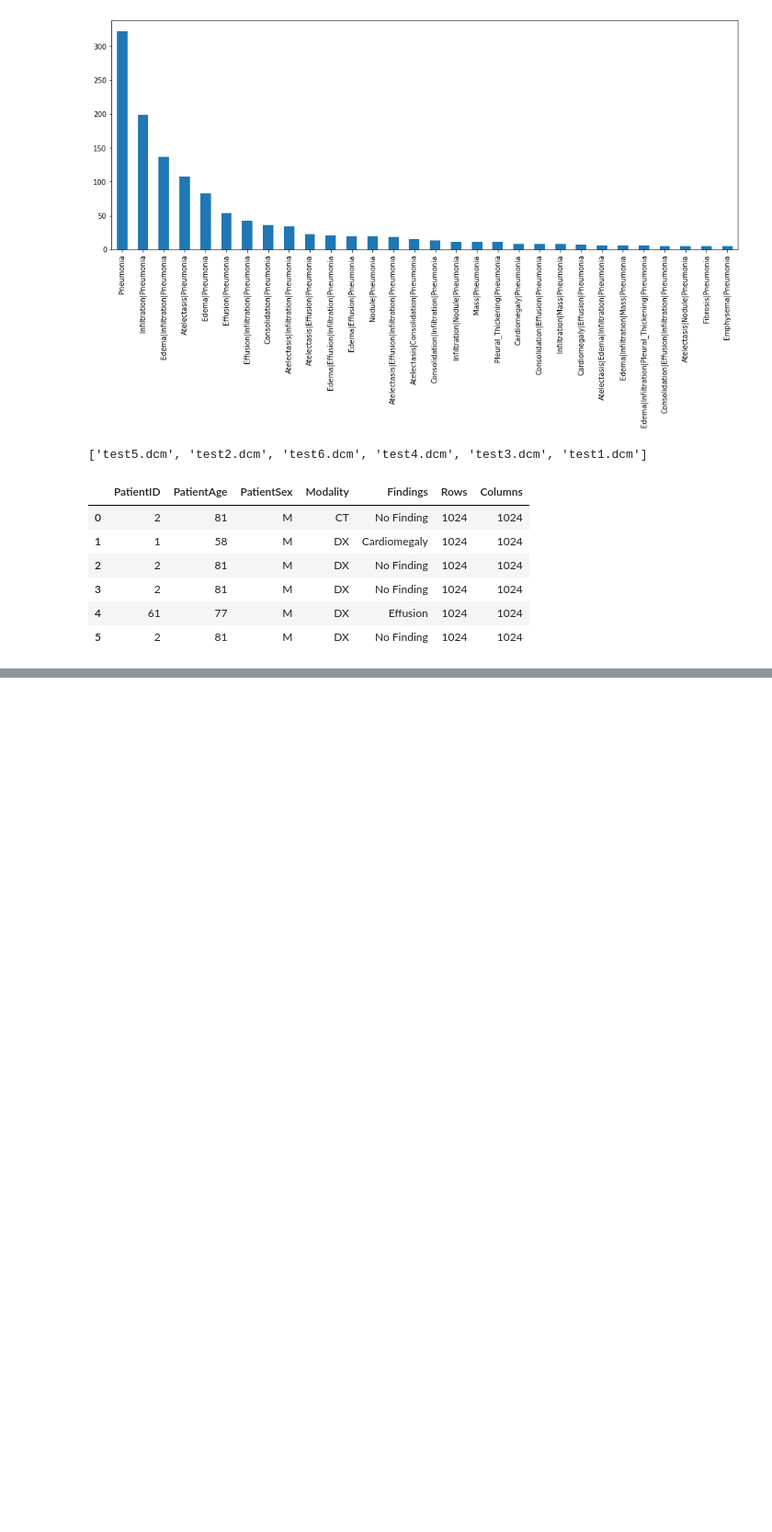
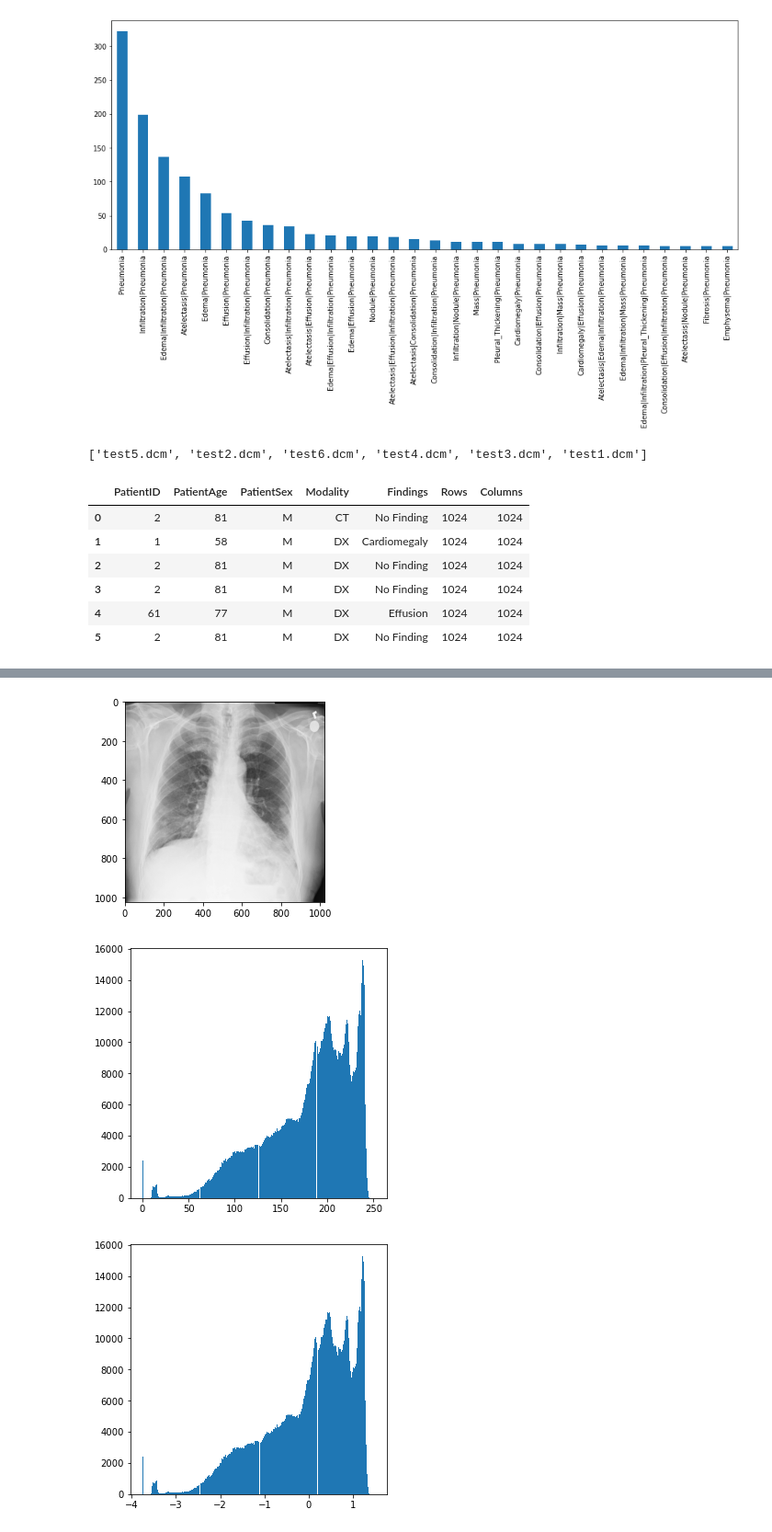
Before and after one commit to TRoboto/Udacity, a Jupyter notebook: AI for Healthcare Nanodegree/Project - Pneumonia Detection from Chest X-Rays/EDA.ipynb, the cells around one changed output, grey strips where cells are left out. Shown at 92% size. Drawn from its saved outputs; the diff is of its cells as text; code cells hidden in the pictures; blank space fills up the shorter version.

```diff
--- a/AI for Healthcare Nanodegree/Project - Pneumonia Detection from Chest X-Rays/EDA.ipynb
+++ b/AI for Healthcare Nanodegree/Project - Pneumonia Detection from Chest X-Rays/EDA.ipynb
@@ -177,3 +193,29 @@ mydata
 | 3 | 2 | 81 | M | DX | No Finding | 1024 | 1024 |
 | 4 | 61 | 77 | M | DX | Effusion | 1024 | 1024 |
 | 5 | 2 | 81 | M | DX | No Finding | 1024 | 1024 |
+# %%
+# Patient with "No Findings"
+# Using the imshow to show the image based on the pixel_array
+dcm_1 = pydicom.dcmread('test1.dcm')
+print(dcm_1)
+dcm_1_array = dcm_1.pixel_array
+
+#Plotting the images
+plt.imshow(dcm_1_array,cmap='gray')
+plt.show()
+
+plt.figure(figsize=(5,5))
+plt.hist(dcm_1_array.ravel(), bins=256)
+plt.show()
+
+
+# Making the normalization
+dmc_1_mean = np.mean(dcm_1_array)
+dcm_1_std= np.std(dcm_1_array)
+new_dcm_1 = dcm_1_array.copy()
+dcm_1_standard = (new_dcm_1 - dmc_1_mean)/dcm_1_std
+
+plt.figure(figsize=(5,5))
+plt.hist(dcm_1_standard.ravel(), bins=256)
+plt.show()
+# %% [output]
@@ -179,0 +242,3 @@ mydata
+[figure, added]
+[figure, added]
+[figure, added]
```
Also changed, not shown: parts of 15 cells of this notebook.
